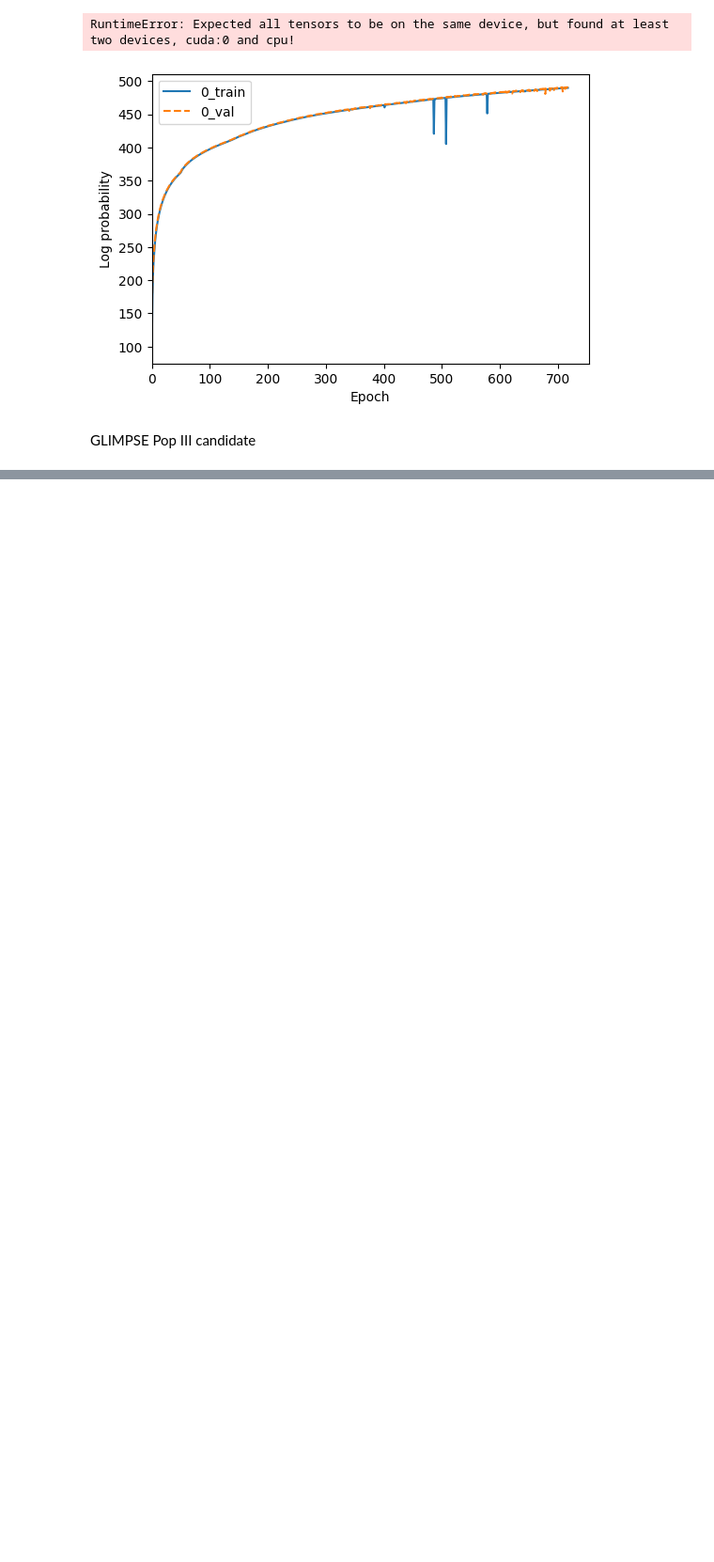
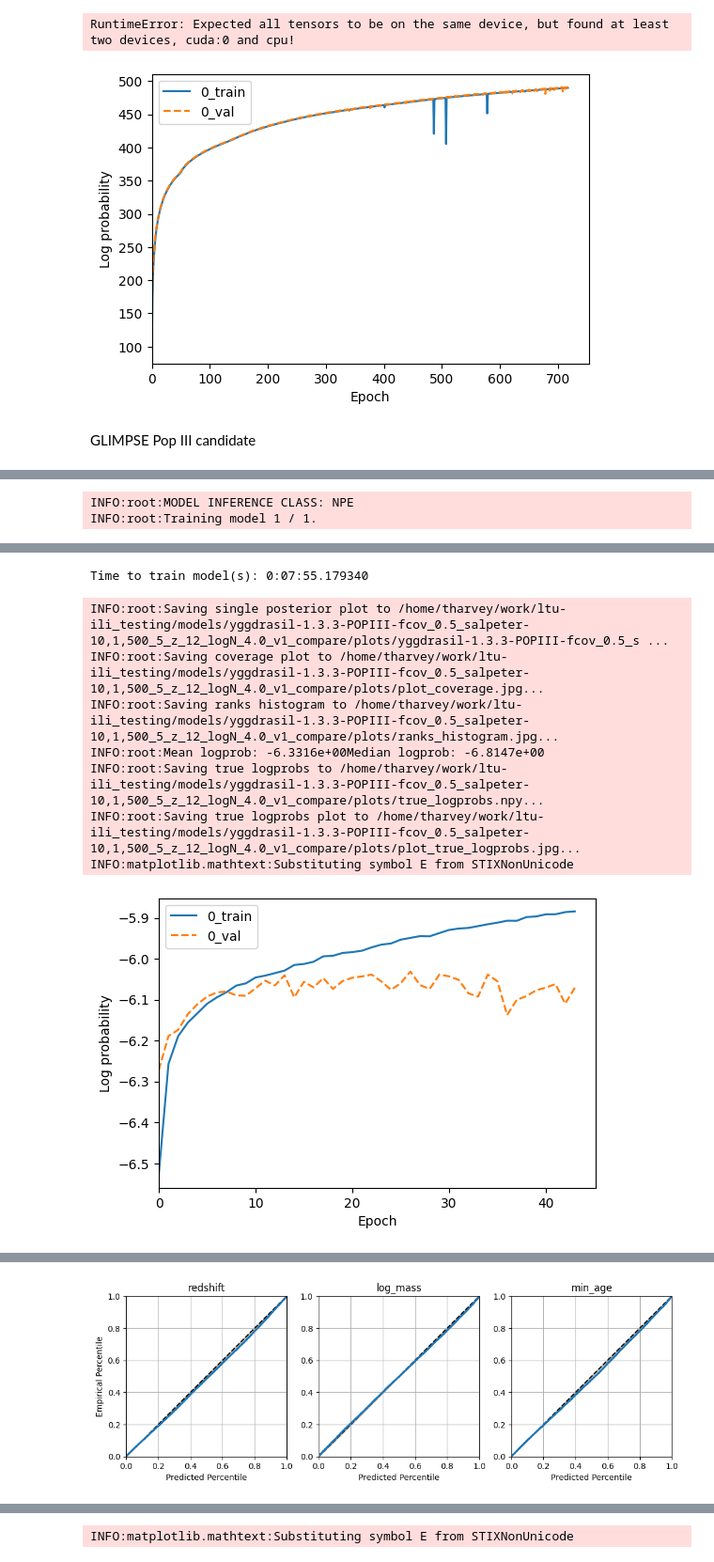
Before and after one commit to synthesizer-project/synference, a Jupyter notebook: scripts/sbi/model_comparison.ipynb, the cells around one changed output, grey strips where cells are left out. Shown at 94% size. Saved outputs shown, nothing was run; the diff lists cells and outputs as text; code cells hidden in the pictures; blank space fills up the shorter version.

```diff
--- a/scripts/sbi/model_comparison.ipynb
+++ b/scripts/sbi/model_comparison.ipynb
@@ -609,0 +654,8 @@ errors = [0.52, 0.61, 0.62, 0.71, 0.74, 1.21, 0.67, 2.47]
+# %%
+train_idx_yggdrasil, test_idx_yggdrasil = fitter_yggdrasil.split_dataset(0.8, random_seed=42)
+
+npe2, npe2_stats = fitter_yggdrasil.run_single_sbi(engine='NPE', learning_rate=5e-4, set_self=True, model_type='nsf', backend='lampe', num_transforms=6,
+                                    plot=True, name_append='_NPE3', train_indices=train_idx_yggdrasil, test_indices=test_idx_yggdrasil, save_model=True)
+# %% [output]
+INFO:root:MODEL INFERENCE CLASS: NPE
+INFO:root:Training model 1 / 1.
@@ -609,0 +678,9 @@ errors = [0.52, 0.61, 0.62, 0.71, 0.74, 1.21, 0.67, 2.47]
+Time to train model(s): 0:07:55.179340
+INFO:root:Saving single posterior plot to /home/tharvey/work/ltu-ili_testing/models/yggdrasil-1.3.3-POPIII-fcov_0.5_salpeter-10,1,500_5_z_12_logN_4.0_v1_compare/plots/yggdrasil-1.3.3-POPIII-fcov_0.5_s ...
+INFO:root:Saving coverage plot to /home/tharvey/work/ltu-ili_testing/models/yggdrasil-1.3.3-POPIII-fcov_0.5_salpeter-10,1,500_5_z_12_logN_4.0_v1_compare/plots/plot_coverage.jpg...
+INFO:root:Saving ranks histogram to /home/tharvey/work/ltu-ili_testing/models/yggdrasil-1.3.3-POPIII-fcov_0.5_salpeter-10,1,500_5_z_12_logN_4.0_v1_compare/plots/ranks_histogram.jpg...
+INFO:root:Mean logprob: -6.3316e+00Median logprob: -6.8147e+00
+INFO:root:Saving true logprobs to /home/tharvey/work/ltu-ili_testing/models/yggdrasil-1.3.3-POPIII-fcov_0.5_salpeter-10,1,500_5_z_12_logN_4.0_v1_compare/plots/true_logprobs.npy...
+INFO:root:Saving true logprobs plot to /home/tharvey/work/ltu-ili_testing/models/yggdrasil-1.3.3-POPIII-fcov_0.5_salpeter-10,1,500_5_z_12_logN_4.0_v1_compare/plots/plot_true_logprobs.jpg...
+INFO:matplotlib.mathtext:Substituting symbol E from STIXNonUnicode
+[figure, added]
@@ -609,0 +688 @@ errors = [0.52, 0.61, 0.62, 0.71, 0.74, 1.21, 0.67, 2.47]
+[figure, added]
@@ -609,0 +691 @@ errors = [0.52, 0.61, 0.62, 0.71, 0.74, 1.21, 0.67, 2.47]
+INFO:matplotlib.mathtext:Substituting symbol E from STIXNonUnicode
```
Also changed, not shown: parts of 10 cells of this notebook, 7 other files.
